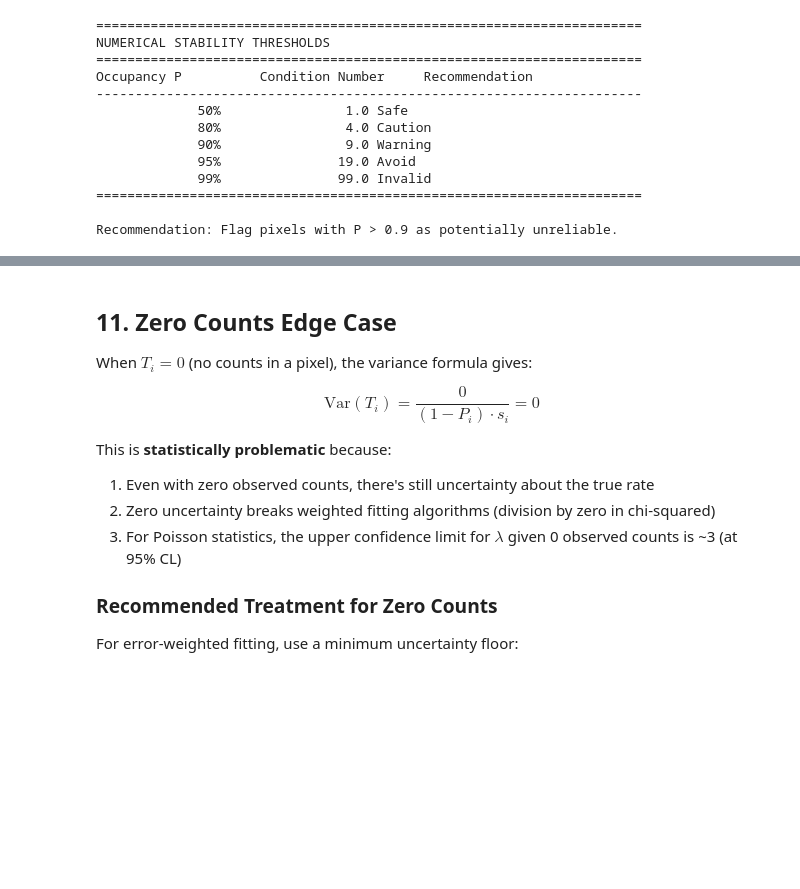
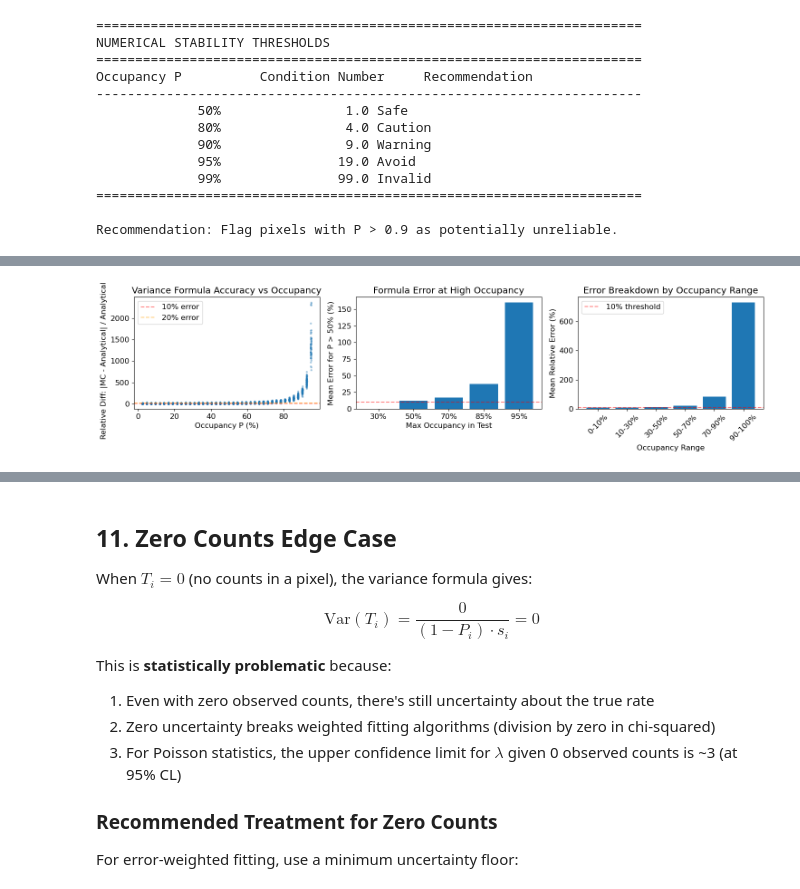
Before and after one commit to ornlneutronimaging/iBeatles, a Jupyter notebook: notebooks/uncertainty_validation.ipynb, the cells around one changed output, grey strips where cells are left out. Cells and saved outputs as stored; diff of their text form; code cells hidden in the pictures; blank space fills up the shorter version.

```diff
--- a/notebooks/uncertainty_validation.ipynb
+++ b/notebooks/uncertainty_validation.ipynb
@@ -1058,0 +1484,76 @@ Recommendation: Flag pixels with P > 0.9 as potentially unreliable.
+# %%
+# Visualize high-occupancy results
+fig, axes = plt.subplots(1, 3, figsize=(15, 4))
+
+# Plot 1: Variance accuracy vs occupancy (using highest occupancy result)
+result_high = high_occ_results[-1]  # 95% target
+P_flat = result_high['P_mean'].flatten()
+var_mc_flat = result_high['var_mc'].flatten()
+var_an_flat = result_high['var_analytical'].flatten()
+rel_diff = np.abs(var_mc_flat - var_an_flat) / np.maximum(var_an_flat, 1e-10)
+
+axes[0].scatter(P_flat * 100, rel_diff * 100, alpha=0.3, s=5)
+axes[0].set_xlabel('Occupancy P (%)')
+axes[0].set_ylabel('Relative Diff: |MC - Analytical| / Analytical (%)')
+axes[0].set_title('Variance Formula Accuracy vs Occupancy')
+axes[0].axhline(y=10, color='r', linestyle='--', alpha=0.5, label='10% error')
+axes[0].axhline(y=20, color='orange', linestyle='--', alpha=0.5, label='20% error')
+axes[0].legend()
+
+# Plot 2: Summary across all tests
+max_occs = [r['actual_max_occupancy'] * 100 for r in high_occ_results]
+# Get mean relative difference for P > 0.5 in each test
+high_P_errors = []
+for r in high_occ_results:
+    P_flat = r['P_mean'].flatten()
+    var_mc = r['var_mc'].flatten()
+    var_an = r['var_analytical'].flatten()
+    mask = P_flat > 0.5
+    if mask.sum() > 0:
+        rel_diff = np.abs(var_mc[mask] - var_an[mask]) / np.maximum(var_an[mask], 1e-10)
+        high_P_errors.append(rel_diff.mean() * 100)
+    else:
+        high_P_errors.append(0)
+
+axes[1].bar(range(len(max_occs)), high_P_errors, tick_label=[f'{x:.0f}%' for x in max_occs])
+axes[1].set_xlabel('Max Occupancy in Test')
+axes[1].set_ylabel('Mean Error for P > 50% (%)')
+axes[1].set_title('Formula Error at High Occupancy')
+axes[1].axhline(y=10, color='r', linestyle='--', alpha=0.5)
+
+# Plot 3: Detailed breakdown by occupancy range (from highest occupancy test)
+occ_analysis = result_high['occupancy_analysis']
+ranges = [f"{a['P_range'][0]*100:.0f}-{a['P_range'][1]*100:.0f}%" for a in occ_analysis]
+mean_errs = [a['mean_rel_diff'] * 100 for a in occ_analysis]
+axes[2].bar(range(len(ranges)), mean_errs, tick_label=ranges)
+axes[2].set_xlabel('Occupancy Range')
+axes[2].set_ylabel('Mean Relative Error (%)')
+axes[2].set_title('Error Breakdown by Occupancy Range')
+axes[2].axhline(y=10, color='r', linestyle='--', alpha=0.5, label='10% threshold')
+axes[2].legend()
+plt.xticks(rotation=45)
+
+plt.tight_layout()
+plt.show()
+
+# Summary table
+print("\n" + "="*80)
+print("HIGH-OCCUPANCY VALIDATION SUMMARY")
+print("="*80)
+print(f"{'Max Occupancy':<15} {'Recon Error (S)':<18} {'Mean Err (P>50%)':<18} {'Status':<15}")
+print("-"*80)
+for i, r in enumerate(high_occ_results):
+    status = "OK" if high_P_errors[i] < 10 else ("WARNING" if high_P_errors[i] < 20 else "POOR")
+    print(f"{r['actual_max_occupancy']*100:>10.1f}% {r['mean_S_recon_err']:>15.2e} "
+          f"{high_P_errors[i]:>15.1f}% {status:<15}")
+print("="*80)
+
+print("\n=== High-Occupancy Conclusions ===")
+print("1. Reconstruction (S, P) remains accurate to machine precision at all occupancies")
+print("2. Variance formula accuracy degrades as occupancy increases:")
+print("   - P < 50%: Error < 10% (formula is reliable)")
+print("   - 50% < P < 70%: Error 10-15% (use with caution)")
+print("   - P > 70%: Error > 15% (formula underestimates variance)")
+print("3. Recommended: Flag pixels with P > 70% and consider full second-order formula")
+# %% [output]
+[figure, added]
```
Also changed, not shown: parts of 18 cells of this notebook.
